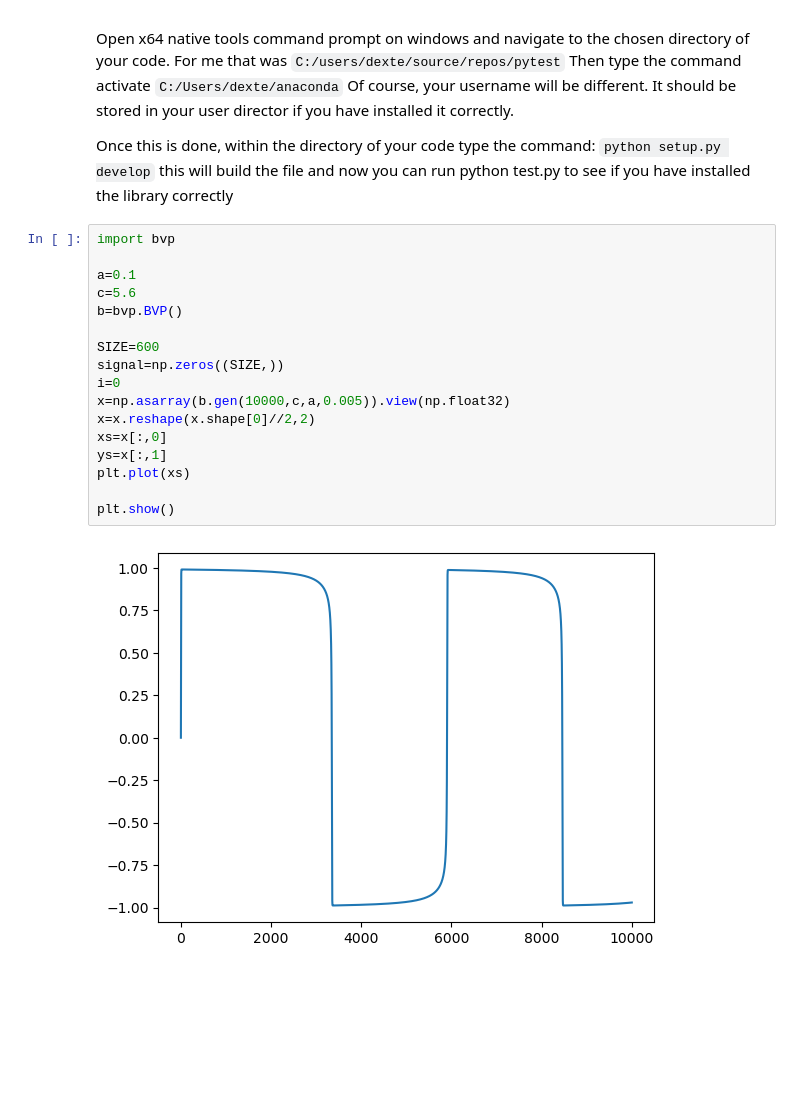
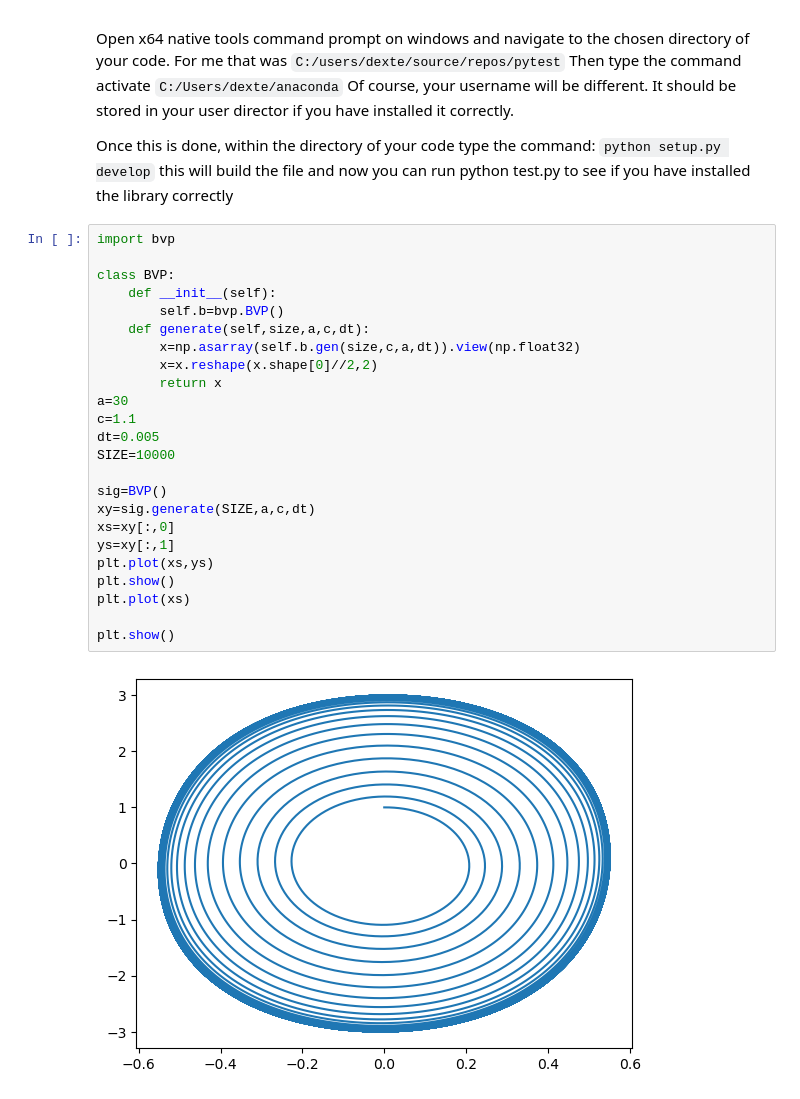
Before and after one commit to shepai/Chaos-Robotics, a Jupyter notebook: Simulation/OpenAIGym/open_ai_example.ipynb, the cells around one changed output. Saved outputs shown, nothing was run; the diff lists cells and outputs as text; blank space fills up the shorter version.

```diff
--- a/Simulation/OpenAIGym/open_ai_example.ipynb
+++ b/Simulation/OpenAIGym/open_ai_example.ipynb
@@ -539,19 +539,26 @@
 # %%
 import bvp
 
-a=0.1
-c=5.6
-b=bvp.BVP()
+class BVP:
+    def __init__(self):
+        self.b=bvp.BVP()
+    def generate(self,size,a,c,dt):
+        x=np.asarray(self.b.gen(size,c,a,dt)).view(np.float32)
+        x=x.reshape(x.shape[0]//2,2)
+        return x
+a=30
+c=1.1
+dt=0.005
+SIZE=10000
 
-SIZE=600
-signal=np.zeros((SIZE,))
-i=0
-x=np.asarray(b.gen(10000,c,a,0.005)).view(np.float32)
-x=x.reshape(x.shape[0]//2,2)
-xs=x[:,0]
-ys=x[:,1]
+sig=BVP()
+xy=sig.generate(SIZE,a,c,dt)
+xs=xy[:,0]
+ys=xy[:,1]
+plt.plot(xs,ys)
+plt.show()
 plt.plot(xs)
 
 plt.show()
 # %% [output]
-[figure, old version]
+[figure, new version]
```
Also changed, not shown: parts of 3 cells of this notebook.
